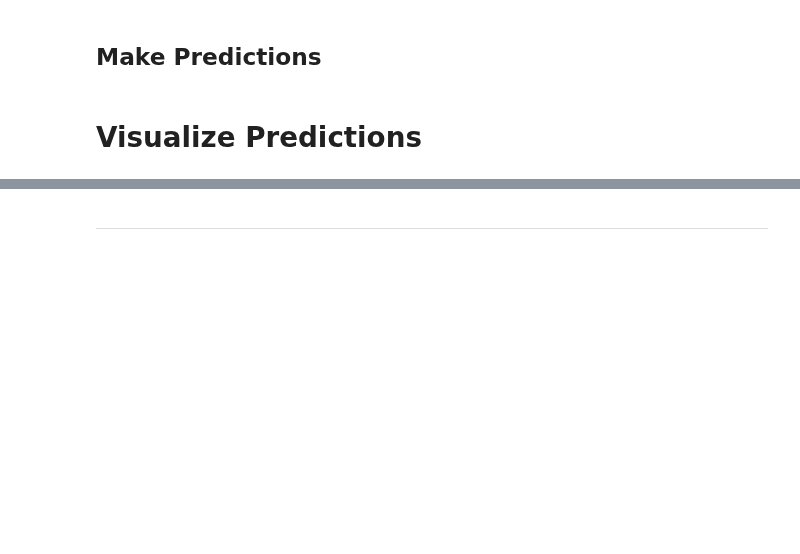
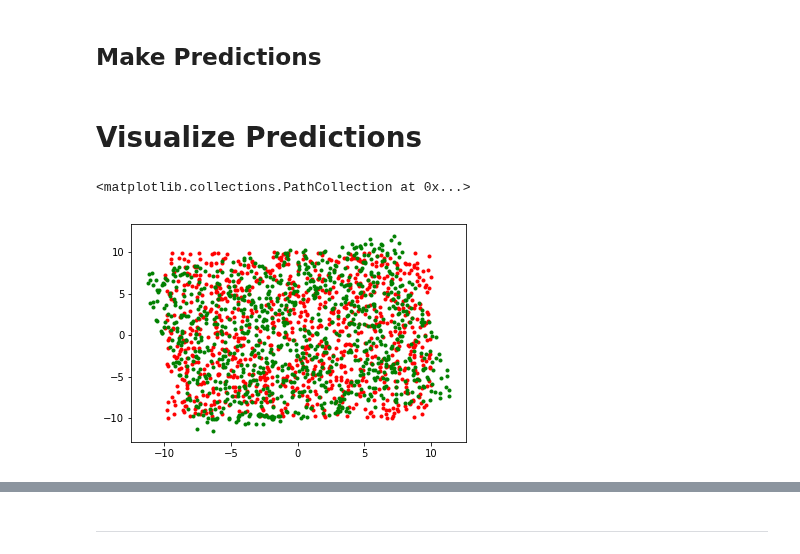
Before and after one commit to AnastasisKratsios/NEU_Non_Euclidean_Upgrading, a Jupyter notebook: NEU_Redux.ipynb, the cells around one changed output, grey strips where cells are left out. Cells and saved outputs as stored; diff of their text form; code cells hidden in the pictures; blank space fills up the shorter version.

```diff
--- a/NEU_Redux.ipynb
+++ b/NEU_Redux.ipynb
@@ -454,6 +449,16 @@ NEU_OLS_single_unit_prediction = model.predict(data_NEU)
 NEU_OLS_greedy_initializations = NEU_OLS_Greedy_init.predict(data_NEU)
 # %% [markdown]
 # Visualize Predictions
+# %%
+# Initial
+visualization_grid = np.random.uniform(-10,10,[1000,2])
+plt.scatter(visualization_grid[:,0],visualization_grid[:,1],color='red',marker = '.')
+# Transformed
+NEU_OLS_prediction_visualization = NEU_OLS.predict(visualization_grid)
+plt.scatter(NEU_OLS_prediction_visualization[:,0],NEU_OLS_prediction_visualization[:,1],color='green',marker = '.')
+# %% [output]
+<matplotlib.collections.PathCollection at 0x...>
+[figure, added]
 # %%
 # Adjust Figure Details
 plt.figure(num=None, figsize=(12, 10), dpi=80, facecolor='w', edgecolor='k')
```
Also changed, not shown: parts of 9 cells of this notebook.
